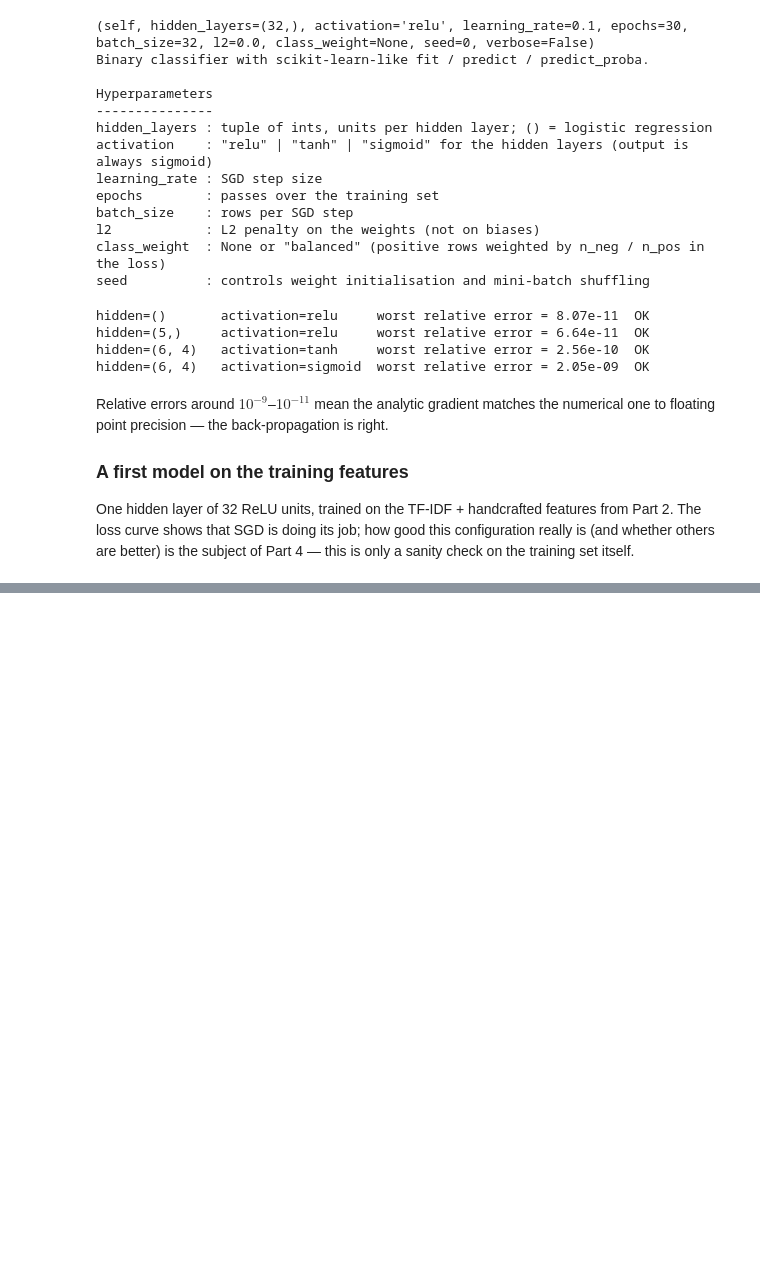
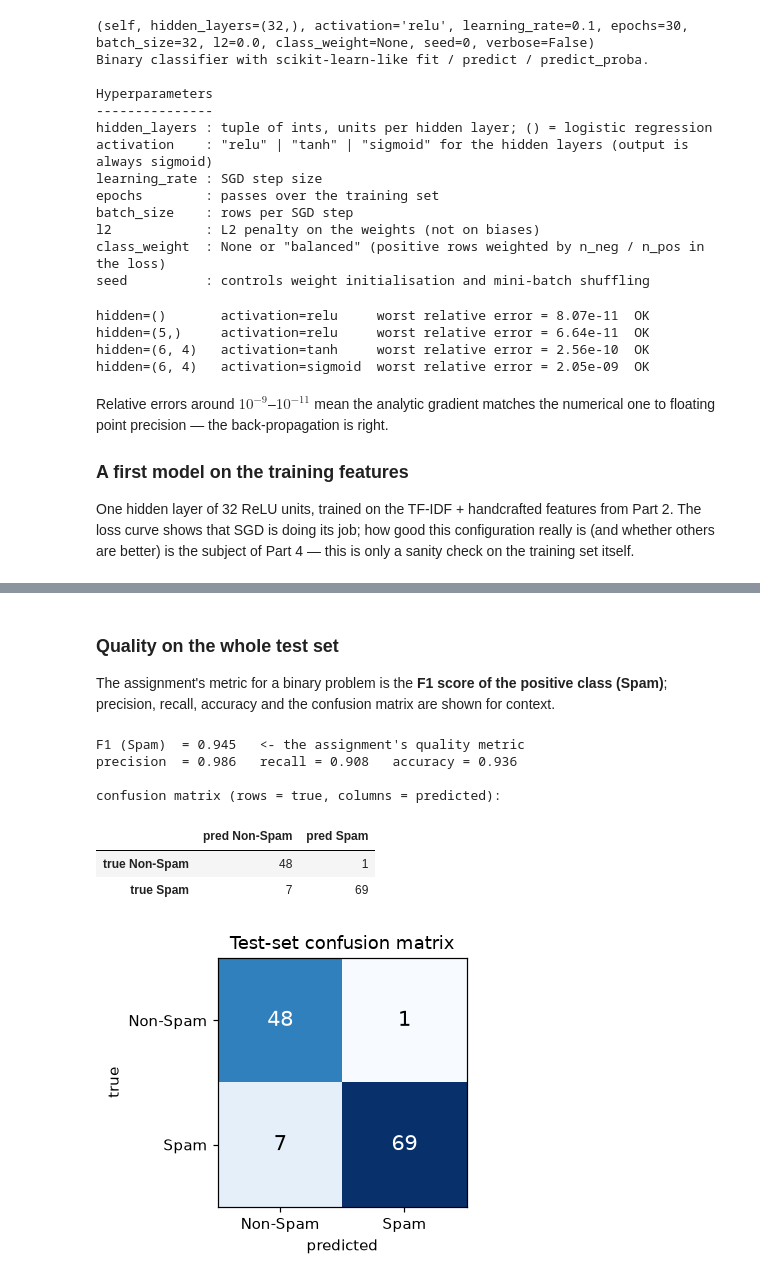
Before and after one commit to AdirBuskila/ml-sms-spam-ann, a Jupyter notebook: notebooks/spam_sms_ann.ipynb, the cells around one changed output, grey strips where cells are left out. Saved outputs shown, nothing was run; the diff lists cells and outputs as text; code cells hidden in the pictures; blank space fills up the shorter version.

```diff
--- a/notebooks/spam_sms_ann.ipynb
+++ b/notebooks/spam_sms_ann.ipynb
@@ -346,0 +520,17 @@ training-set F1 (optimistic - same data it was fitted on): 1.000
+# %%
+best_pipe = FeaturePipeline(**best_cfg["features"]).fit(train_texts)
+best_model = NeuralNetwork(**best_cfg["model"]).fit(best_pipe.transform(train_texts), y_train)
+
+def show_flow(texts, labels, pipeline, model):
+    for text, label in zip(texts, labels):
+        vec = pipeline.transform([text])
+        p = float(model.predict_proba(vec)[0])
+        print("-" * 100)
+        print(f"[{LABEL_NAMES[int(label)]}]  {text}")
+        print("  tokens     :", tokenize(text))
+        print("  top tf-idf :", [(t, round(w, 3)) for t, w in pipeline.tfidf_.explain(text, k=5)])
+        if pipeline.use_extra:
+            print("  handcrafted:", {n: round(float(v), 1) for n, v in zip(HANDCRAFTED_NAMES, handcrafted_features([text])[0])})
+        print(f"  -> {vec.shape[1]} features -> P(spam) = {p:.3f} -> predicted {LABEL_NAMES[int(p >= 0.5)]}")
+
+show_flow([train_texts[i] for i in train_examples], y_train[train_examples], best_pipe, best_model)
@@ -346,0 +561,5 @@ training-set F1 (optimistic - same data it was fitted on): 1.000
+# %%
+X_test = best_pipe.transform(test_texts)
+test_proba = best_model.predict_proba(X_test)
+test_pred = (test_proba >= 0.5).astype(int)
+print(f"test feature matrix: {X_test.shape}   predicted spam: {int(test_pred.sum())} of {len(test_pred)}")
@@ -346,0 +610,28 @@ training-set F1 (optimistic - same data it was fitted on): 1.000
+# %% [markdown]
+### Quality on the whole test set
+
+The assignment's metric for a binary problem is the **F1 score of the positive class (Spam)**; precision,
+recall, accuracy and the confusion matrix are shown for context.
+# %%
+cm = confusion_matrix(y_test, test_pred)
+print(f"F1 (Spam)  = {f1_score(y_test, test_pred):.3f}   <- the assignment's quality metric")
+print(f"precision  = {precision(y_test, test_pred):.3f}   recall = {recall(y_test, test_pred):.3f}   accuracy = {accuracy(y_test, test_pred):.3f}")
+print("\nconfusion matrix (rows = true, columns = predicted):")
+display(pd.DataFrame(cm, index=["true Non-Spam", "true Spam"], columns=["pred Non-Spam", "pred Spam"]))
+
+fig, ax = plt.subplots(figsize=(3.6, 3.2))
+ax.imshow(cm, cmap="Blues")
+for (i, j), v in np.ndenumerate(cm):
+    ax.text(j, i, str(v), ha="center", va="center", color="white" if v > cm.max() / 2 else "black", fontsize=14)
+ax.set_xticks([0, 1]); ax.set_xticklabels(["Non-Spam", "Spam"]); ax.set_yticks([0, 1]); ax.set_yticklabels(["Non-Spam", "Spam"])
+ax.set_xlabel("predicted"); ax.set_ylabel("true"); ax.set_title("Test-set confusion matrix")
+plt.tight_layout(); plt.show()
+# %% [output]
+F1 (Spam)  = 0.945   <- the assignment's quality metric
+precision  = 0.986   recall = 0.908   accuracy = 0.936
+
+confusion matrix (rows = true, columns = predicted):
+|  | pred Non-Spam | pred Spam |
+| true Non-Spam | 48 | 1 |
+| true Spam | 7 | 69 |
+[figure, added]
```
Also changed, not shown: parts of 20 cells of this notebook, 1 other file.
